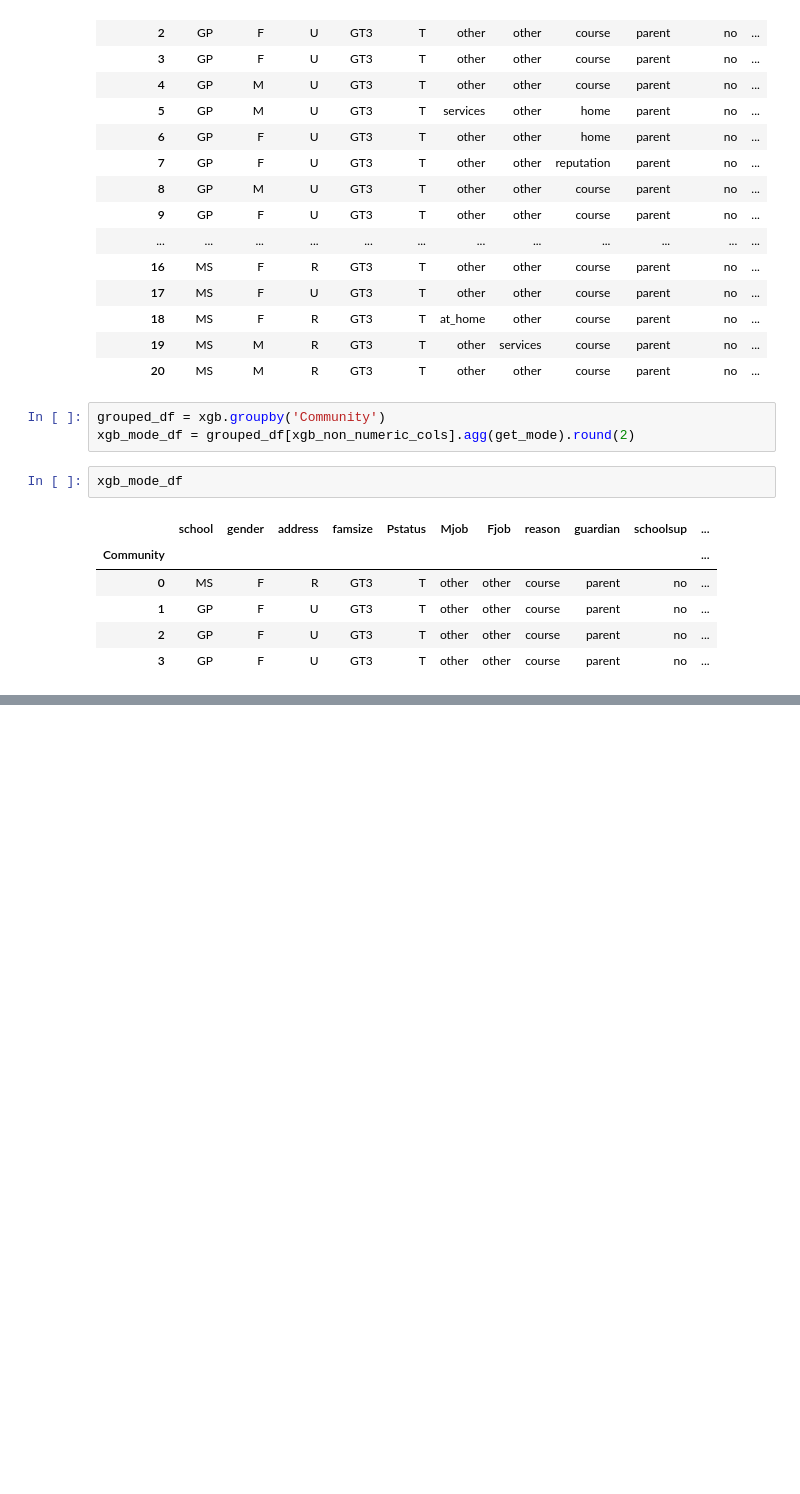
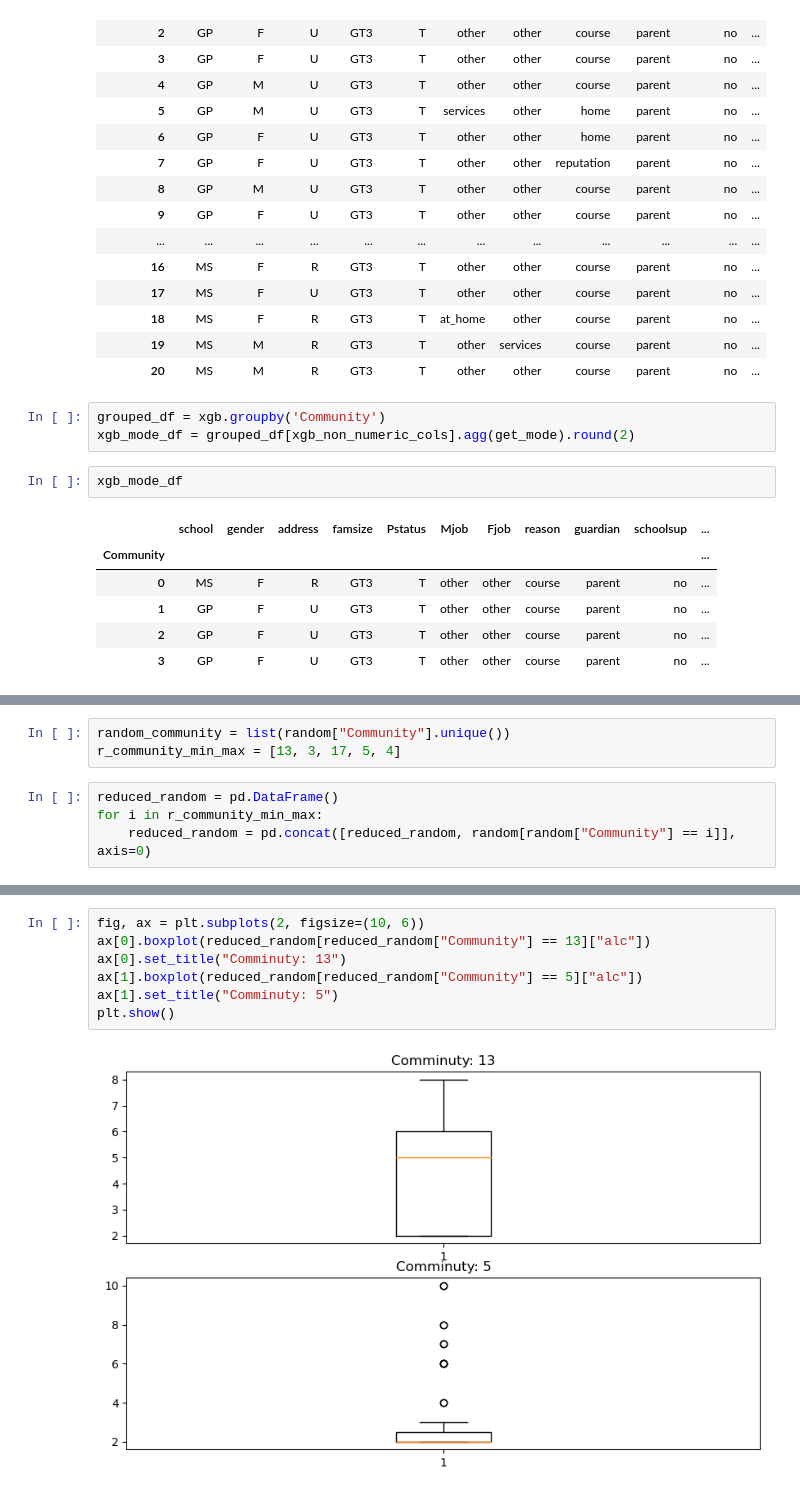
Before and after one commit to Cyrlyo/Alcohol_Students, a Jupyter notebook: Notebook/statitics.ipynb, the cells around one changed output, grey strips where cells are left out. Cells and saved outputs as stored; diff of their text form; blank space fills up the shorter version.

Commit message:
add boxplot

```diff
--- a/Notebook/statitics.ipynb
+++ b/Notebook/statitics.ipynb
@@ -338,0 +341,7 @@ xgb_mode_df
+# %%
+random_community = list(random["Community"].unique())
+r_community_min_max = [13, 3, 17, 5, 4]
+# %%
+reduced_random = pd.DataFrame()
+for i in r_community_min_max:
+    reduced_random = pd.concat([reduced_random, random[random["Community"] == i]], axis=0)
@@ -338,0 +364,9 @@ xgb_mode_df
+# %%
+fig, ax = plt.subplots(2, figsize=(10, 6))
+ax[0].boxplot(reduced_random[reduced_random["Community"] == 13]["alc"])
+ax[0].set_title("Comminuty: 13")
+ax[1].boxplot(reduced_random[reduced_random["Community"] == 5]["alc"])
+ax[1].set_title("Comminuty: 5")
+plt.show()
+# %% [output]
+[figure, added]
```
Also changed, not shown: parts of 6 cells of this notebook.
